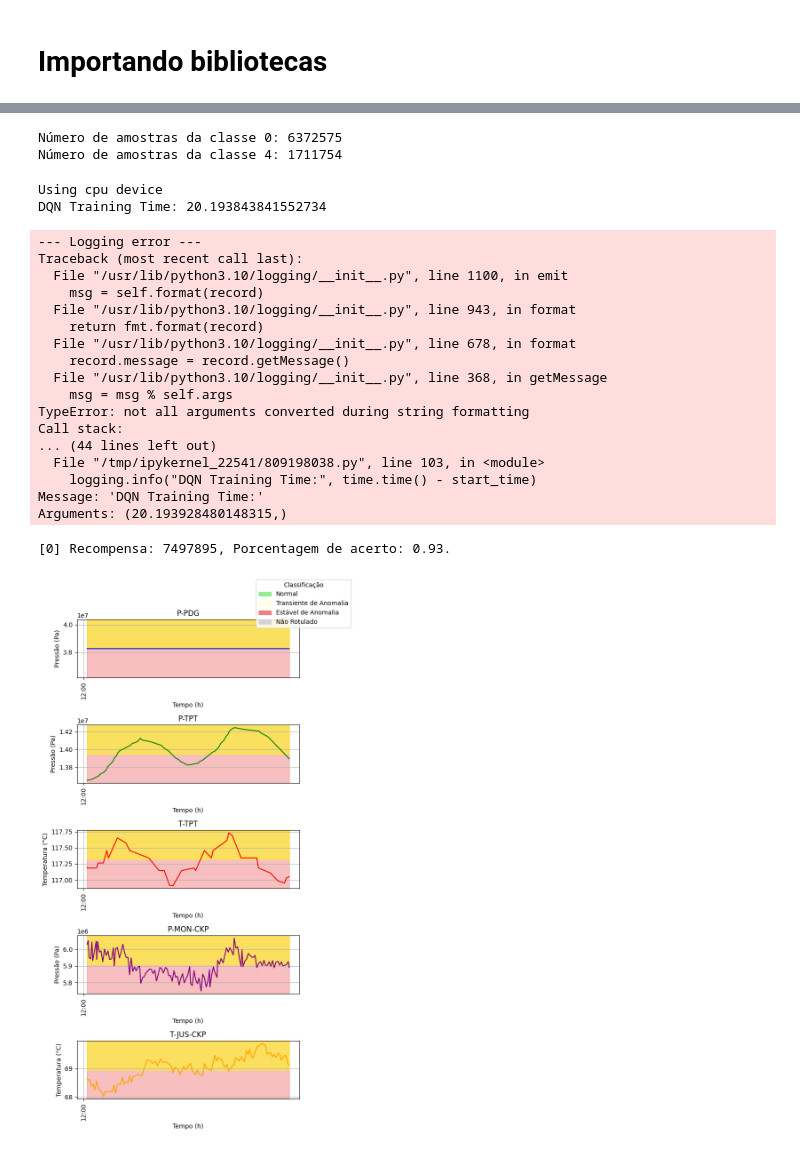
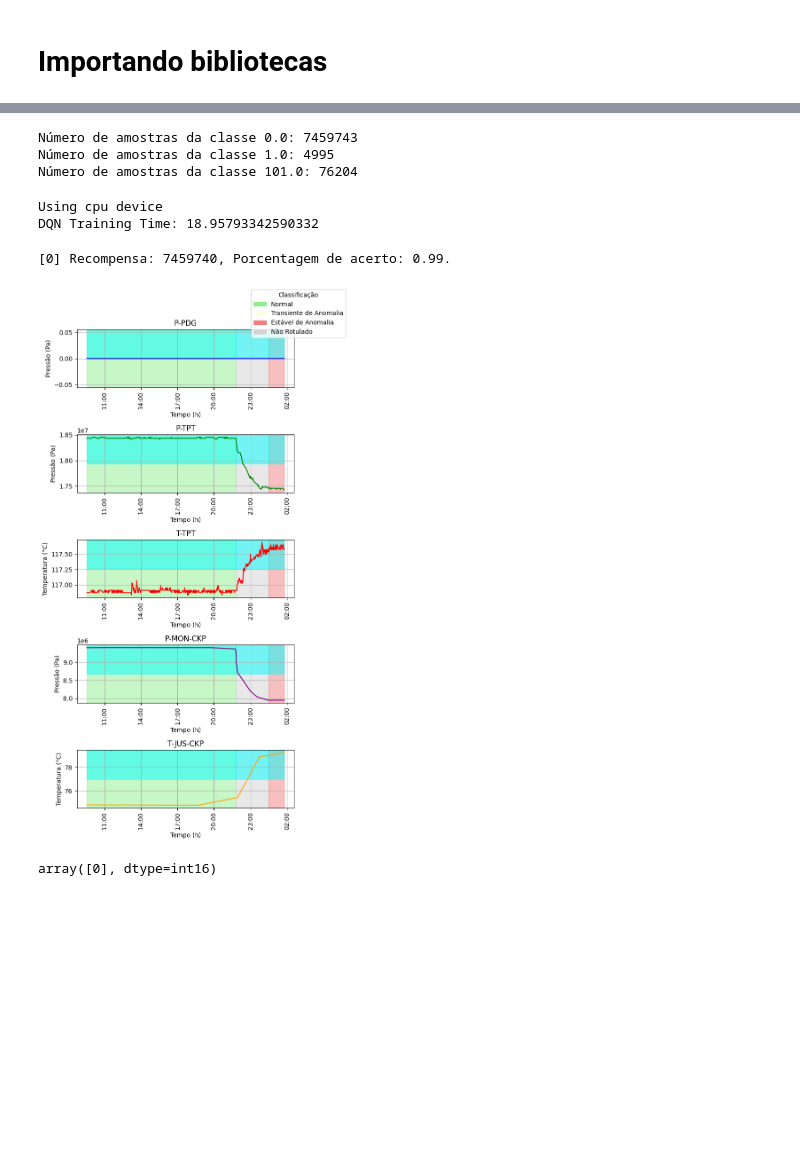
Before and after one commit to kaikecc/Reinforcement-Learning, a Jupyter notebook: src/notebook/rl_classification.ipynb, the cells around one changed output, grey strips where cells are left out. Saved outputs shown, nothing was run; the diff lists cells and outputs as text; code cells hidden in the pictures; blank space fills up the shorter version.

```diff
--- a/src/notebook/rl_classification.ipynb
+++ b/src/notebook/rl_classification.ipynb
@@ -188,10 +196,10 @@ if __name__ == '__main__':
     path_dataset = '/home/dataset'
     events_names = {
         0: 'Normal',
-        # 1: 'Abrupt Increase of BSW',
+        1: 'Abrupt Increase of BSW',
         # 2: 'Spurious Closure of DHSV',
         # 3: 'Severe Slugging',
-        4: 'Flow Instability',
+        # 4: 'Flow Instability',
         # 5: 'Rapid Productivity Loss',
         # 6: 'Quick Restriction in PCK',
         # 7: 'Scaling in PCK',
@@ -210,15 +218,19 @@ if __name__ == '__main__':
         'class'
     ]
 
+
+    well_names = ['WELL-00001','WELL-00002', 'WELL-00003', 'WELL-00006', 'WELL-00009', 'WELL-00010', 'WELL-00011', 'WELL-00012', 'WELL-00013']
+
+
     logging.info(f'Iniciando carregamento do dataset')
-    dataset = load_instance_with_numpy(data_path = path_dataset, events_names = events_names, columns = columns)
+    dataset = load_instance_with_numpy(data_path = path_dataset, events_names = events_names, columns = columns, well_names = well_names)
     logging.info(f'Fim carregamento do dataset')
 
     logging.info(f'Iniciando divisão do dataset em treino e teste')
 
     # Filtrar índices que correspondem aos eventos de interesse
-    condition = np.isin(dataset[:, -1], list(events_names.keys()))
-    indices = np.where(condition)[0]
+    #condition = np.isin(dataset[:, -1], list(events_names.keys()))
+    #indices = np.where(condition)[0]
 
     # Definindo a porcentagem para divisão entre treino e teste
     train_percentage = 0.8  # 80% para treino
@@ -228,9 +240,10 @@ if __name__ == '__main__':
     test_indices = []
 
     # Processamento genérico para cada classe
-    for event in events_names.keys():
+    for event in np.unique(dataset[:, -1]):
         # Selecionando índices para a classe atual
-        class_indices = indices[dataset[indices, -1] == event]
+        #class_indices = indices[dataset[indices, -1] == event]
+        class_indices = np.where(dataset[:, -1] == event)[0]
 
         # Logando o número de amostras por classe
         print(f'Número de amostras da classe {event}: {len(class_indices)}')
@@ -278,8 +291,8 @@ if __name__ == '__main__':
     # Crie o ambiente (modifique conforme necessário para seu caso de uso)
     env = make_vec_env(lambda: Env3WGym(dataset_train_scaled), n_envs=5)
     env3W_dqn(env)  # Chamar a função para treinar o modelo
-    print("DQN Training Time:", time.time() - start_time)
-    logging.info("DQN Training Time:", time.time() - start_time)
+    print(f"DQN Training Time: {time.time() - start_time}")
+    logging.info(f"DQN Training Time: {time.time() - start_time}")
     logging.info(f'Fim treinamento do modelo DQN')
 
     logging.info(f'Iniciando avaliação do modelo de teste DQN')
@@ -299,53 +312,43 @@ if __name__ == '__main__':
         'P-MON-CKP',
         'T-JUS-CKP',
         #'P-JUS-CKGL',
         #'T-JUS-CKGL',
         #'QGL',
         'class'
     ]
-    dataset_test = load_instance_with_numpy(data_path = '/home/dataset_test', events_names = events_names, columns = columns)
+    well_names = [f'WELL-{i:05d}' for i in range(1, 19)]
+
+    dataset_test = load_instance_with_numpy(data_path = '/home/dataset_test', events_names = events_names, columns = columns, well_names = well_names)
     array_action_pred = []
     for i in range(0, len(dataset_test)):
         obs = dataset_test[i, 1:-1].astype(np.float32)
         action, _states = dqn_model.predict(obs, deterministic=True)
         array_action_pred.append(action)
 
 
     expanded_array = np.column_stack((dataset_test, array_action_pred))
 
     logging.info(f'Fim do teste do modelo de teste DQN')
 
 
     df = pd.DataFrame(expanded_array, columns = ['timestamp', 'P-PDG', 'P-TPT', 'T-TPT', 'P-MON-CKP', 'T-JUS-CKP', 'class', 'action'])
     df.set_index('timestamp', inplace=True)
     df[['P-PDG', 'P-TPT', 'T-TPT', 'P-MON-CKP', 'T-JUS-CKP']] = df[['P-PDG', 'P-TPT', 'T-TPT', 'P-MON-CKP', 'T-JUS-CKP']].astype('float32')
     df['class'] = df['class'].astype(float).astype('int16')
     df['action'] = df['action'].astype(float).astype('int16')
 
 
     explora = exploration(df)
     explora.plot_sensor(sensor_columns = ['P-PDG', 'P-TPT', 'T-TPT', 'P-MON-CKP', 'T-JUS-CKP'], _title = 'Plot DQN')
 # %% [output]
-Número de amostras da classe 0: 6372575
-Número de amostras da classe 4: 1711754
+Número de amostras da classe 0.0: 7459743
+Número de amostras da classe 1.0: 4995
+Número de amostras da classe 101.0: 76204
 Using cpu device
-DQN Training Time: 20.193843841552734
+DQN Training Time: 18.95793342590332
---- Logging error ---
-Traceback (most recent call last):
-  File "/usr/lib/python3.10/logging/__init__.py", line 1100, in emit
-    msg = self.format(record)
-  File "/usr/lib/python3.10/logging/__init__.py", line 943, in format
-    return fmt.format(record)
-  File "/usr/lib/python3.10/logging/__init__.py", line 678, in format
-    record.message = record.getMessage()
-  File "/usr/lib/python3.10/logging/__init__.py", line 368, in getMessage
-    msg = msg % self.args
-TypeError: not all arguments converted during string formatting
-Call stack:
-... (44 lines left out)
-  File "/tmp/ipykernel_22541/809198038.py", line 103, in <module>
-    logging.info("DQN Training Time:", time.time() - start_time)
-Message: 'DQN Training Time:'
-Arguments: (20.193928480148315,)
+[0] Recompensa: 7459740, Porcentagem de acerto: 0.99.
-[0] Recompensa: 7497895, Porcentagem de acerto: 0.93.
-[figure, old version]
+[figure, new version]
+# %%
+df['action'].unique()
+# %% [output]
+array([0], dtype=int16)
```
Also changed, not shown: parts of 2 cells of this notebook, 20 other files.
